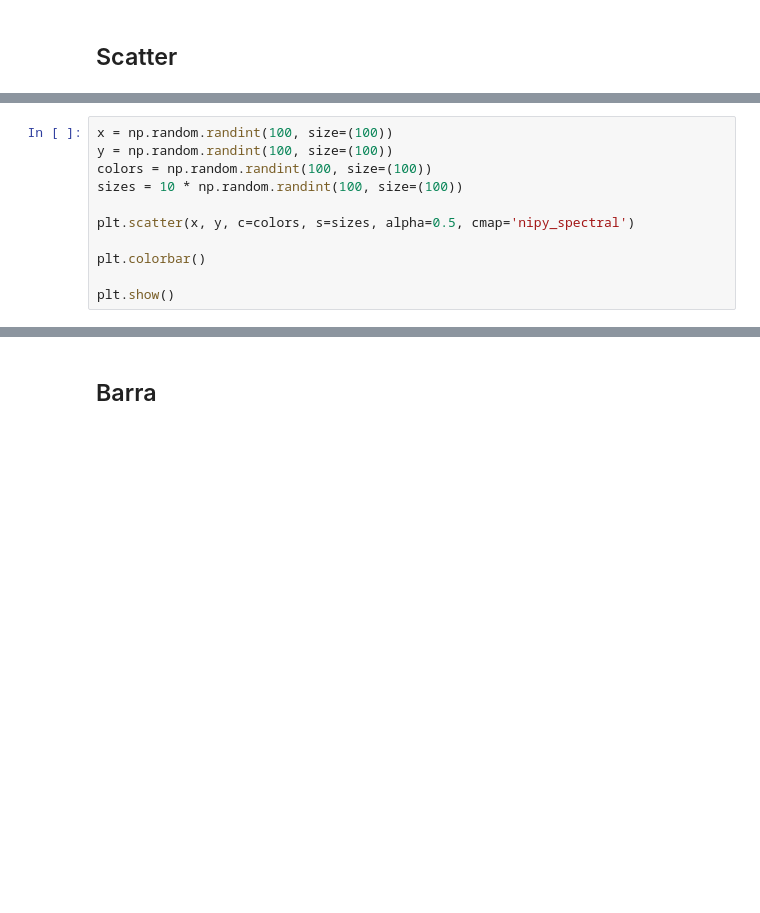
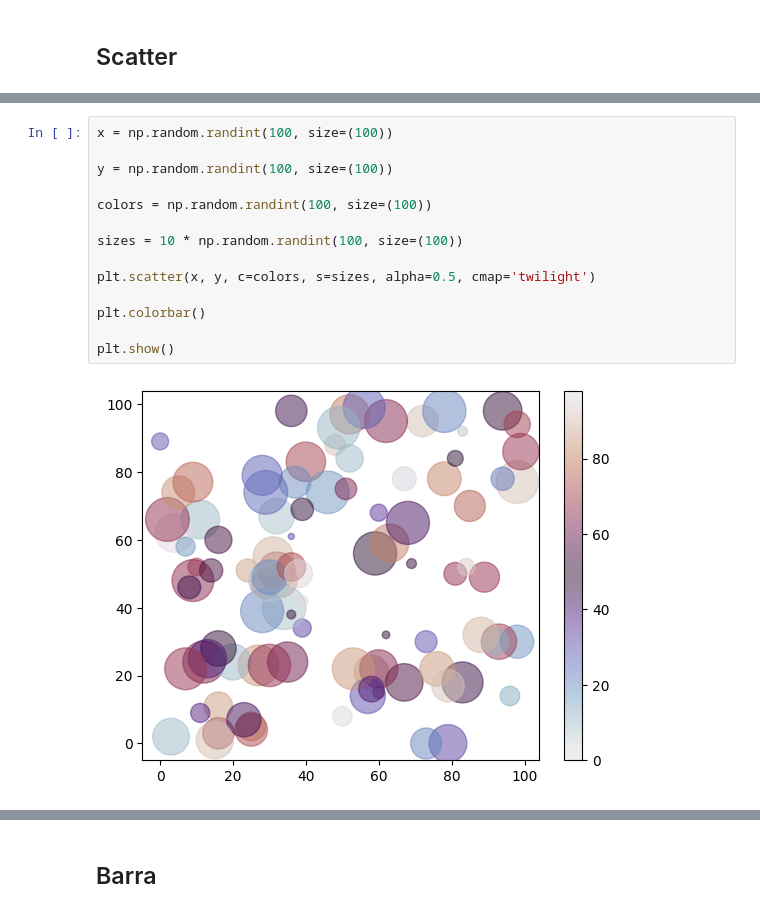
Before and after one commit to JezrrelValles/Aprendiendo-Python-3-Nivel-Intermedio, a Jupyter notebook: code/Bibliotecas.ipynb, the cells around one changed output, grey strips where cells are left out. Saved outputs shown, nothing was run; the diff lists cells and outputs as text; blank space fills up the shorter version.

```diff
--- a/code/Bibliotecas.ipynb
+++ b/code/Bibliotecas.ipynb
@@ -776,13 +786,18 @@ plt.show()
 # %%
 x = np.random.randint(100, size=(100))
+
 y = np.random.randint(100, size=(100))
+
 colors = np.random.randint(100, size=(100))
+
 sizes = 10 * np.random.randint(100, size=(100))
 
-plt.scatter(x, y, c=colors, s=sizes, alpha=0.5, cmap='nipy_spectral')
+plt.scatter(x, y, c=colors, s=sizes, alpha=0.5, cmap='twilight')
 
 plt.colorbar()
 
 plt.show()
+# %% [output]
+[figure, added]
 # %%
 x = np.array([5,7,8,7,2,17,2,9,4,11,12,9,6])
```
Also changed, not shown: parts of 30 cells of this notebook, 5 other files.
